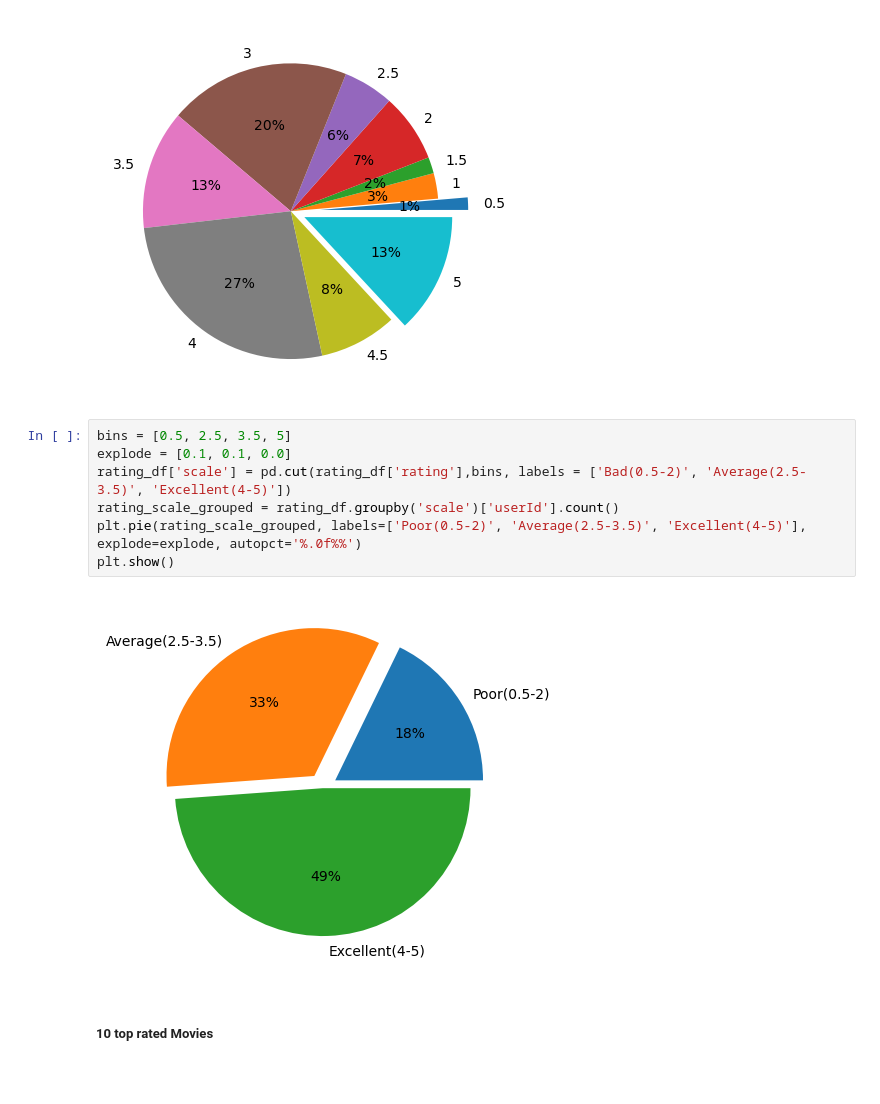
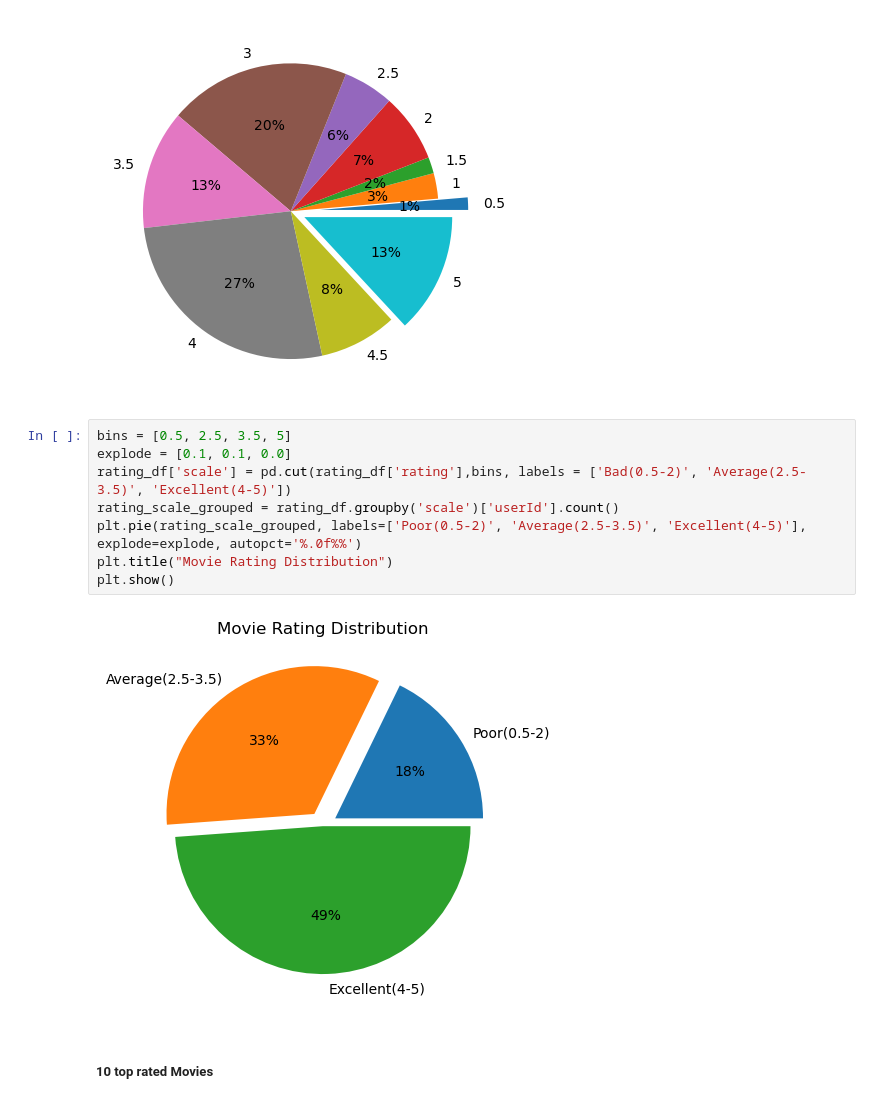
Before and after one commit to DATA-606-SPRING-2023-THU/hemanth_data606, a Jupyter notebook: src/proposal_eda.ipynb, the cells around one changed output. Drawn from its saved outputs; the diff is of its cells as text; blank space fills up the shorter version.

```diff
--- a/src/proposal_eda.ipynb
+++ b/src/proposal_eda.ipynb
@@ -286,12 +286,13 @@ plt.show()
 # %%
 bins = [0.5, 2.5, 3.5, 5]
 explode = [0.1, 0.1, 0.0]
 rating_df['scale'] = pd.cut(rating_df['rating'],bins, labels = ['Bad(0.5-2)', 'Average(2.5-3.5)', 'Excellent(4-5)'])
 rating_scale_grouped = rating_df.groupby('scale')['userId'].count()
 plt.pie(rating_scale_grouped, labels=['Poor(0.5-2)', 'Average(2.5-3.5)', 'Excellent(4-5)'], explode=explode, autopct='%.0f%%')
+plt.title("Movie Rating Distribution")
 plt.show()
 # %% [output]
-[figure, old version]
+[figure, new version]
 # %% [markdown]
 <h5>10 top rated Movies</h5>
 # %%
```
Also changed, not shown: parts of 1 cell of this notebook.
